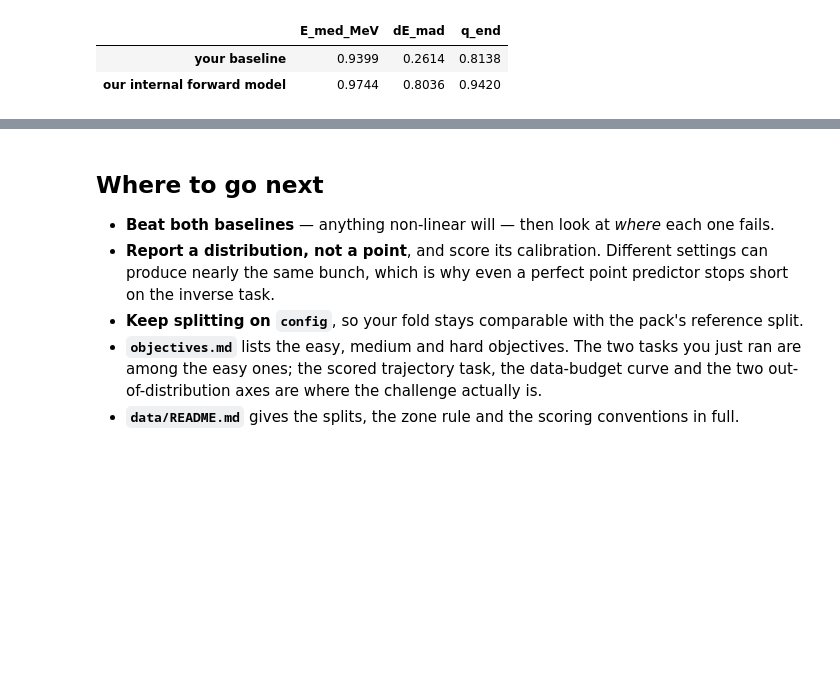
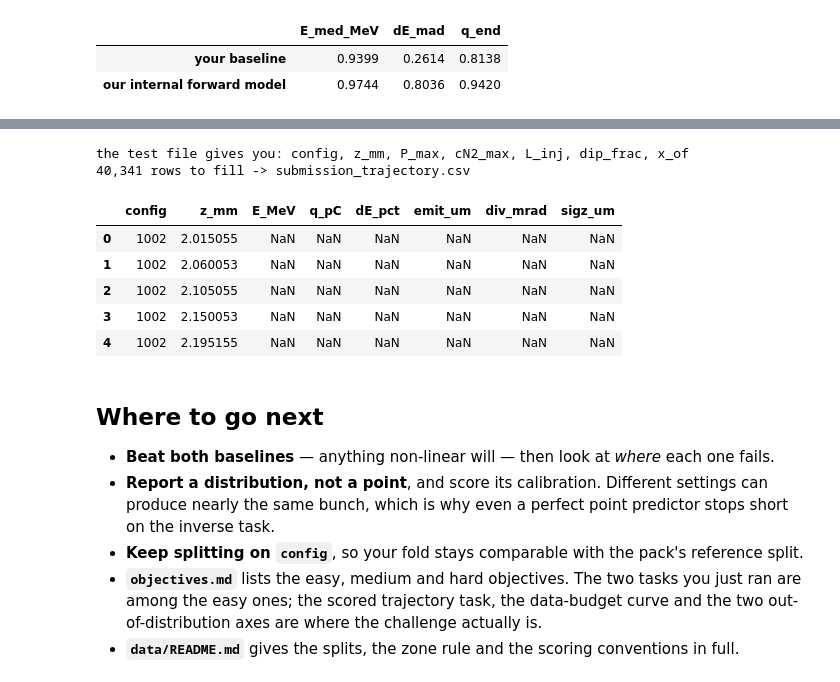
Before and after one commit to aghribi/artifact-hackathon-2026, a Jupyter notebook: challenges/surrogate-models/kickoff_notebook_detailed.ipynb, the cells around one changed output, grey strips where cells are left out. Drawn from its saved outputs; the diff is of its cells as text; code cells hidden in the pictures; blank space fills up the shorter version.

```diff
--- a/challenges/surrogate-models/kickoff_notebook_detailed.ipynb
+++ b/challenges/surrogate-models/kickoff_notebook_detailed.ipynb
@@ -772,3 +809,24 @@ pd.DataFrame({"your baseline": {t: yours_d[t] for t in D_TARGETS},
+# %%
+TRAJECTORY_TARGETS = ["E_MeV", "q_pC", "dE_pct", "emit_um", "div_mrad", "sigz_um"]
+
+test_inputs_trajectory = pd.read_parquet(f"{PACK}/test_trajectory.parquet")
+print("the test file gives you:", ", ".join(test_inputs_trajectory.columns))
+
+# the file you hand in: these two key columns, then one column per target
+submission_trajectory = test_inputs_trajectory[["config", "z_mm"]].copy()
+for target in TRAJECTORY_TARGETS:
+    submission_trajectory[target] = np.nan          # replace with your model's predictions
+print(f"{len(submission_trajectory):,} rows to fill -> submission_trajectory.csv")
+submission_trajectory.head()
+# %% [output]
+the test file gives you: config, z_mm, P_max, cN2_max, L_inj, dip_frac, x_of
+40,341 rows to fill -> submission_trajectory.csv
+|  | config | z_mm | E_MeV | q_pC | dE_pct | emit_um | div_mrad | sigz_um |
+| 0 | 1002 | 2.015055 | NaN | NaN | NaN | NaN | NaN | NaN |
+| 1 | 1002 | 2.060053 | NaN | NaN | NaN | NaN | NaN | NaN |
+| 2 | 1002 | 2.105055 | NaN | NaN | NaN | NaN | NaN | NaN |
+| 3 | 1002 | 2.150053 | NaN | NaN | NaN | NaN | NaN | NaN |
+| 4 | 1002 | 2.195155 | NaN | NaN | NaN | NaN | NaN | NaN |
 # %% [markdown]
 ## Where to go next
 
```
Also changed, not shown: parts of 19 cells of this notebook, 8 other files.
